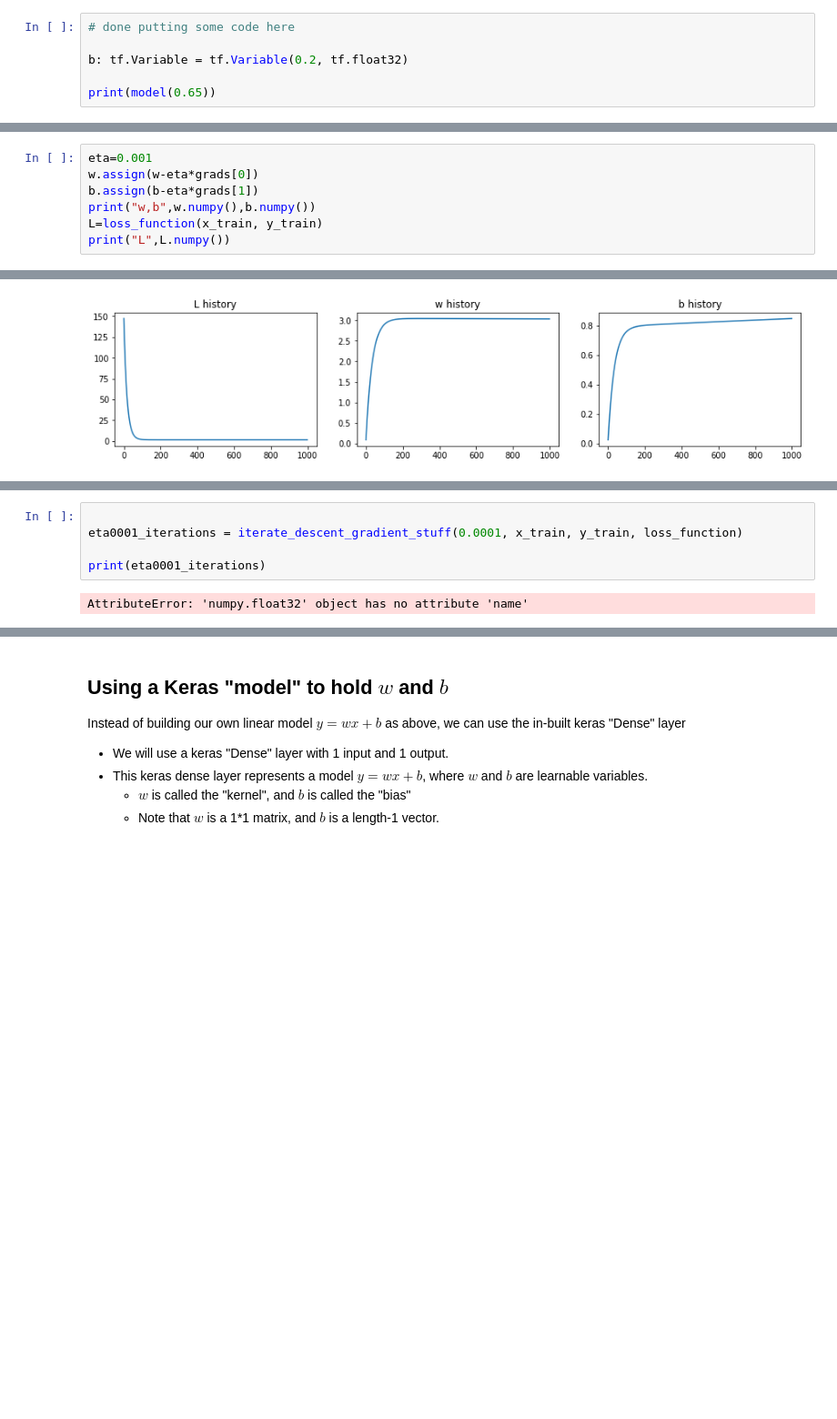
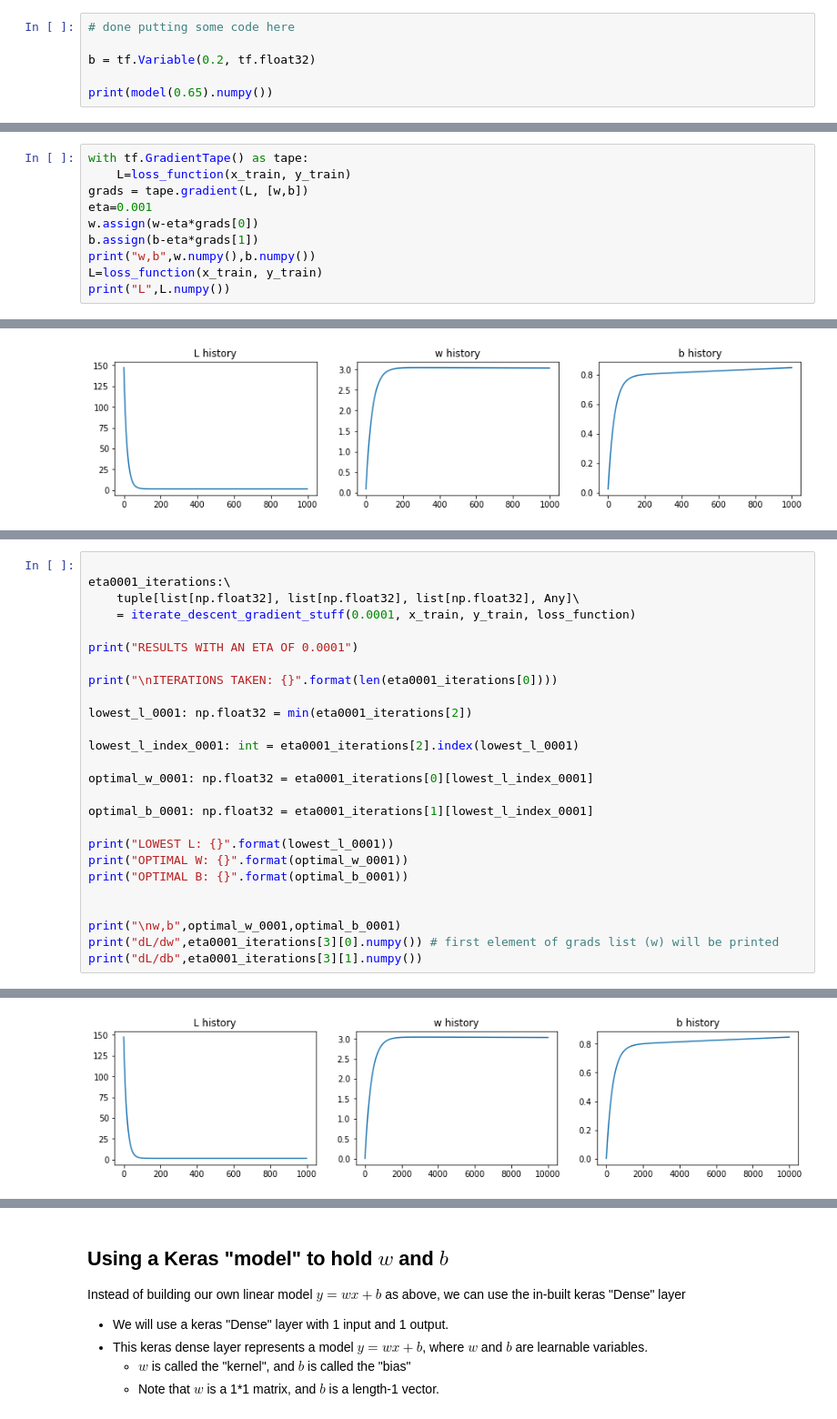
Before and after one commit to 11BelowStudio/ce811, a Jupyter notebook: lab2exercises/part1-IntroRegressionGradientDescent.ipynb, the cells around one changed output, grey strips where cells are left out. Shown at 91% size. Saved outputs shown, nothing was run; the diff lists cells and outputs as text; blank space fills up the shorter version.

Commit message:
Worked through the first jupyter notebook for lab 2 part 1. also fixed the circular reference error that was stopping me from using type annotations for the state object in the bot class in player.py

```diff
--- a/lab2exercises/part1-IntroRegressionGradientDescent.ipynb
+++ b/lab2exercises/part1-IntroRegressionGradientDescent.ipynb
@@ -117,7 +145,7 @@ tf.Tensor(0.065, shape=(), dtype=float32)
 # %%
 # done putting some code here
 
-b: tf.Variable = tf.Variable(0.2, tf.float32)
+b = tf.Variable(0.2, tf.float32)
 
-print(model(0.65))
+print(model(0.65).numpy())
 # %% [output]
@@ -201,4 +269,7 @@ This is what is meant by "gradient descent".
 # %%
+with tf.GradientTape() as tape:
+    L=loss_function(x_train, y_train)
+grads = tape.gradient(L, [w,b])
 eta=0.001
 w.assign(w-eta*grads[0])
 b.assign(b-eta*grads[1])
@@ -400,7 +486,27 @@ def iterate_descent_gradient_stuff(
-# %%
-
-eta0001_iterations = iterate_descent_gradient_stuff(0.0001, x_train, y_train, loss_function)
-
-print(eta0001_iterations)
-# %% [output]
-AttributeError: 'numpy.float32' object has no attribute 'name'
+# %%
+
+eta0001_iterations:\
+    tuple[list[np.float32], list[np.float32], list[np.float32], Any]\
+    = iterate_descent_gradient_stuff(0.0001, x_train, y_train, loss_function)
+
+print("RESULTS WITH AN ETA OF 0.0001")
+
+print("\nITERATIONS TAKEN: {}".format(len(eta0001_iterations[0])))
+
+lowest_l_0001: np.float32 = min(eta0001_iterations[2])
+
+lowest_l_index_0001: int = eta0001_iterations[2].index(lowest_l_0001)
+
+optimal_w_0001: np.float32 = eta0001_iterations[0][lowest_l_index_0001]
+
+optimal_b_0001: np.float32 = eta0001_iterations[1][lowest_l_index_0001]
+
+print("LOWEST L: {}".format(lowest_l_0001))
+print("OPTIMAL W: {}".format(optimal_w_0001))
+print("OPTIMAL B: {}".format(optimal_b_0001))
+
+
+print("\nw,b",optimal_w_0001,optimal_b_0001)
+print("dL/dw",eta0001_iterations[3][0].numpy()) # first element of grads list (w) will be printed
+print("dL/db",eta0001_iterations[3][1].numpy())
+# %% [output]
@@ -406,0 +526 @@ AttributeError: 'numpy.float32' object has no attribute 'name'
+[figure, added]
```
Also changed, not shown: parts of 25 cells of this notebook, 2 other files.
